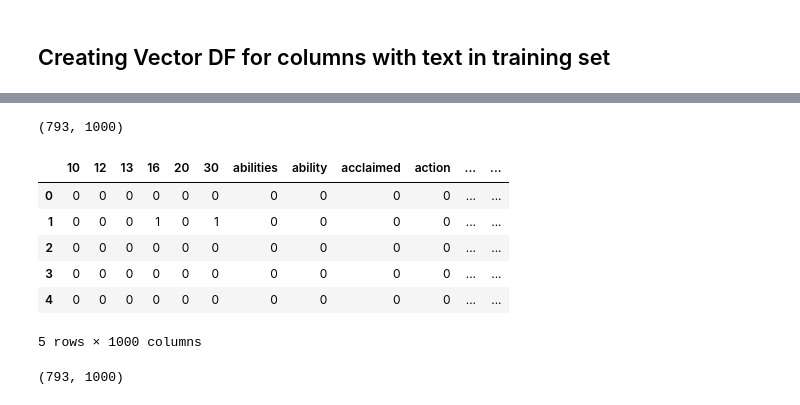
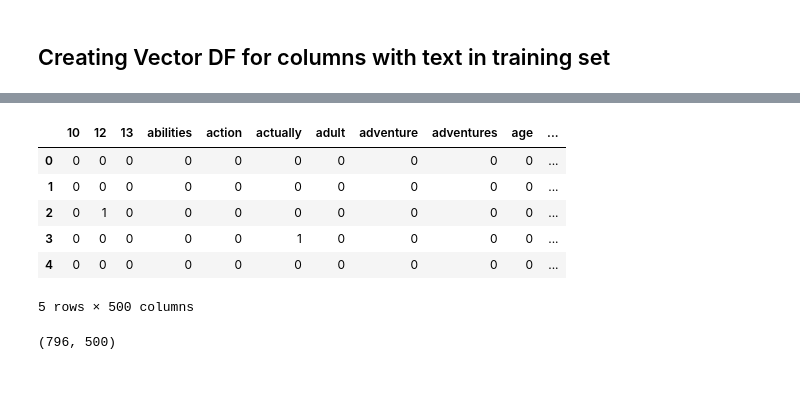
Before and after one commit to akinlaba/tv_show_analysis, a Jupyter notebook: project-four.ipy.ipynb, the cells around one changed output, grey strips where cells are left out. Drawn from its saved outputs; the diff is of its cells as text; code cells hidden in the pictures.

```diff
--- a/project-four.ipy.ipynb
+++ b/project-four.ipy.ipynb
@@ -256,6 +260,6 @@ Name: genres, Length: 1134, dtype: object
 # %%
 # unpacking list
-df['genres'] = df['genres'].apply(lambda x: ', '.join(map(str, x)))
+df['genres'] = df['genres'].apply(lambda x: '|'.join(map(str, x)))
 # %%
 df.genres.value_counts()
 # %% [output]
@@ -279,6 +283,6 @@ Name: genres, Length: 246, dtype: int64
 # %%
 # unpacking list
-df['crew'] = df['crew'].apply(lambda x: ', '.join(map(str, x)))
+df['crew'] = df['crew'].apply(lambda x: '|'.join(map(str, x)))
 # %%
 df.head()
 # %% [output]
@@ -346,7 +350,7 @@ baseline
 0.5414462081128748
 # %%
 # train test split
-X_train, X_test, y_train, y_test = train_test_split(df[['show_name', 'genres', 'types', 'crew', 'summary', 'reviews']], y, test_size = 0.3, random_state=42)
+X_train, X_test, y_train, y_test = train_test_split(df[['show_name', 'genres', 'types', 'crew', 'summary']], y, test_size = 0.3, random_state=42)
 # %%
 X_train
 # %% [output]
@@ -407,4 +402,0 @@ words_train_r.head()
-# %%
-words_train_r.shape
-# %% [output]
-(793, 1000)
@@ -411,19 +405,19 @@ words_train_r.shape
 # %%
-cv_s = CountVectorizer(ngram_range=(1,3), lowercase=True, max_features=1000, stop_words='english')
+cv_s = CountVectorizer(ngram_range=(1,3), lowercase=True, max_features=500, stop_words='english', strip_accents='unicode')
 cv_s.fit(X_train['summary'])
 words_train_s = cv_s.transform(X_train.summary.values)
 words_train_s = pd.DataFrame(words_train_s.todense(), columns=cv_s.get_feature_names())
 words_train_s.head()
 # %% [output]
-|  | 10 | 12 | 13 | 16 | 20 | 30 | abilities | ability | acclaimed | action | ... | ... |
-| 0 | 0 | 0 | 0 | 0 | 0 | 0 | 0 | 0 | 0 | 0 | ... | ... |
-| 1 | 0 | 0 | 0 | 1 | 0 | 1 | 0 | 0 | 0 | 0 | ... | ... |
-| 2 | 0 | 0 | 0 | 0 | 0 | 0 | 0 | 0 | 0 | 0 | ... | ... |
-| 3 | 0 | 0 | 0 | 0 | 0 | 0 | 0 | 0 | 0 | 0 | ... | ... |
-| 4 | 0 | 0 | 0 | 0 | 0 | 0 | 0 | 0 | 0 | 0 | ... | ... |
+|  | 10 | 12 | 13 | abilities | action | actually | adult | adventure | adventures | age | ... |
+| 0 | 0 | 0 | 0 | 0 | 0 | 0 | 0 | 0 | 0 | 0 | ... |
+| 1 | 0 | 0 | 0 | 0 | 0 | 0 | 0 | 0 | 0 | 0 | ... |
+| 2 | 0 | 1 | 0 | 0 | 0 | 0 | 0 | 0 | 0 | 0 | ... |
+| 3 | 0 | 0 | 0 | 0 | 0 | 1 | 0 | 0 | 0 | 0 | ... |
+| 4 | 0 | 0 | 0 | 0 | 0 | 0 | 0 | 0 | 0 | 0 | ... |
-5 rows × 1000 columns
+5 rows × 500 columns
 # %%
 words_train_s.shape
 # %% [output]
-(793, 1000)
+(796, 500)
 # %%
```
Also changed, not shown: parts of 41 cells of this notebook, 1 other file.
